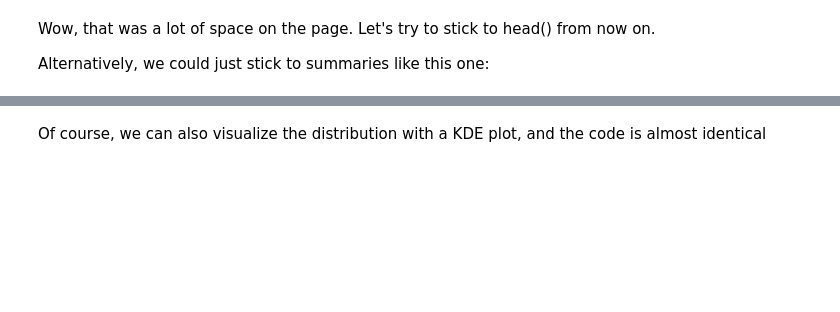
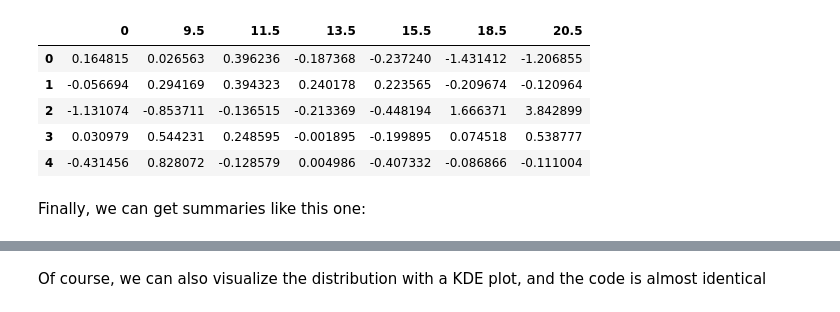
Before and after one commit to GSimkus/bioinformatics_tutorial_clustering, a Jupyter notebook: yeast_clustering_tutorial.ipynb, the cells around one changed output, grey strips where cells are left out. Saved outputs shown, nothing was run; the diff lists cells and outputs as text; code cells hidden in the pictures; blank space fills up the shorter version.

```diff
--- a/yeast_clustering_tutorial.ipynb
+++ b/yeast_clustering_tutorial.ipynb
@@ -76,9 +115,14 @@ We can also look at only the time columns, hiding the names of the genes
 # %%
 timepoints = ["0", "9.5", "11.5", "13.5", "15.5", "18.5", "20.5"]
-dataset[timepoints]
+dataset[timepoints].head()
+# %% [output]
+|  | 0 | 9.5 | 11.5 | 13.5 | 15.5 | 18.5 | 20.5 |
+| 0 | 0.164815 | 0.026563 | 0.396236 | -0.187368 | -0.237240 | -1.431412 | -1.206855 |
+| 1 | -0.056694 | 0.294169 | 0.394323 | 0.240178 | 0.223565 | -0.209674 | -0.120964 |
+| 2 | -1.131074 | -0.853711 | -0.136515 | -0.213369 | -0.448194 | 1.666371 | 3.842899 |
+| 3 | 0.030979 | 0.544231 | 0.248595 | -0.001895 | -0.199895 | 0.074518 | 0.538777 |
+| 4 | -0.431456 | 0.828072 | -0.128579 | 0.004986 | -0.407332 | -0.086866 | -0.111004 |
-# %% [markdown]
-Wow, that was a lot of space on the page. Let's try to stick to head() from now on.
-
-Alternatively, we could just stick to summaries like this one:
+# %% [markdown]
+Finally, we can get summaries like this one:
 # %%
 dataset.describe()
```
Also changed, not shown: parts of 61 cells of this notebook.
